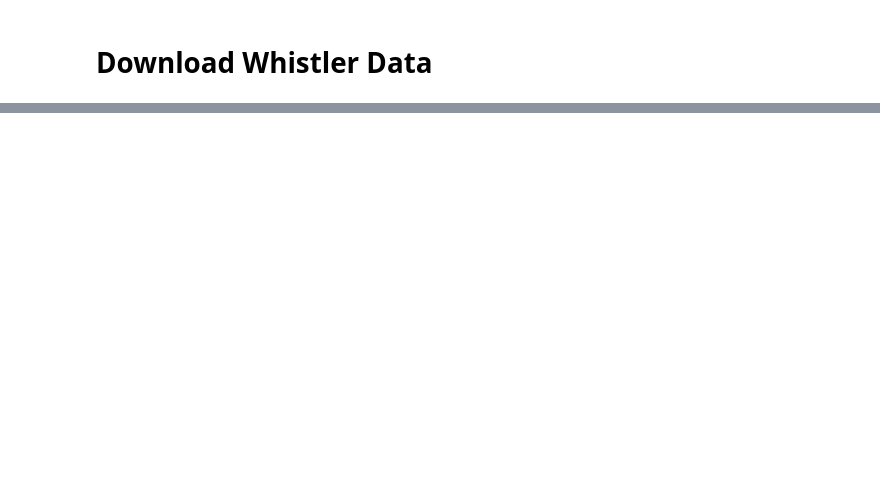
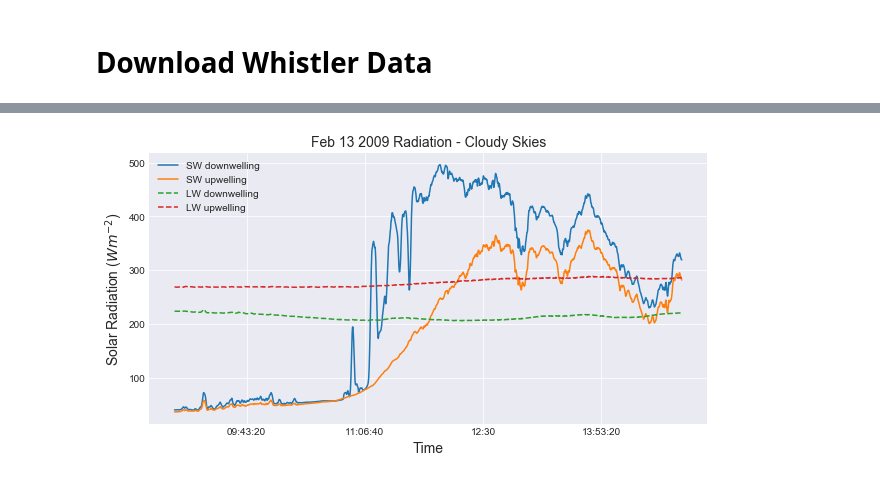
Before and after one commit to Pearl-Ayem/a303_course_work, a Jupyter notebook: Lab 9/Lab 9 Analysis.ipynb, the cells around one changed output, grey strips where cells are left out. Saved outputs shown, nothing was run; the diff lists cells and outputs as text; code cells hidden in the pictures; blank space fills up the shorter version.

```diff
--- a/Lab 9/Lab 9 Analysis.ipynb
+++ b/Lab 9/Lab 9 Analysis.ipynb
@@ -152,6 +152,13 @@ Feb24 = pd.read_excel('24Feb2009.xlsx',names=['date','time','sw_up','sw_down','l
                       header=3,dtype=types)
 # %%
 Feb13['datetime']=pd.to_datetime(Feb13['date'] + ' ' + Feb13['time'])
+Feb13['datetime'] = Feb13['datetime']-pd.Timedelta('8 hours')
+
 Feb19['datetime']=pd.to_datetime(Feb19['date'] + ' ' + Feb19['time'])
+Feb19['datetime'] = Feb19['datetime']-pd.Timedelta('8 hours')
+
 Feb20['datetime']=pd.to_datetime(Feb20['date'] + ' ' + Feb20['time'])
+Feb20['datetime'] = Feb20['datetime']-pd.Timedelta('8 hours')
+
 Feb24['datetime']=pd.to_datetime(Feb24['date'] + ' ' + Feb24['time'])
+Feb24['datetime'] = Feb24['datetime']-pd.Timedelta('8 hours')
@@ -198,0 +165,14 @@ plt.legend(['SW downwelling', 'SW upwelling', 'DW downwelling', 'DW upwelling'])
+# %%
+plt.figure(figsize=(10,5))
+plt.plot(Feb13['datetime'].dt.time,Feb13['sw_up'])
+plt.plot(Feb13['datetime'].dt.time,Feb13['sw_down'])
+plt.plot(Feb13['datetime'].dt.time,Feb13['lw_up'],'--')
+plt.plot(Feb13['datetime'].dt.time,Feb13['lw_down'],'--')
+plt.title("Feb 13 2009 Radiation - Cloudy Skies", fontsize=14)
+plt.xlabel("Time",fontsize=14)
+plt.grid(True)
+plt.ylabel('Solar Radiation ($W m^{-2}$)',fontsize=14)
+plt.legend(['SW downwelling', 'SW upwelling', 'LW downwelling', 'LW upwelling'])
+plt.savefig('2_1_13.png')
+# %% [output]
+[figure, added]
```
Also changed, not shown: parts of 7 cells of this notebook, 11 other files.
